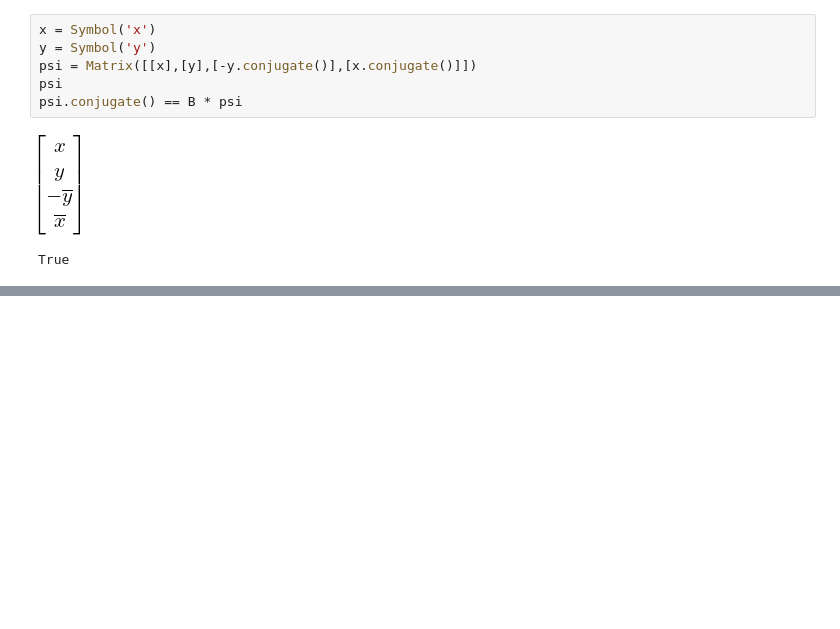
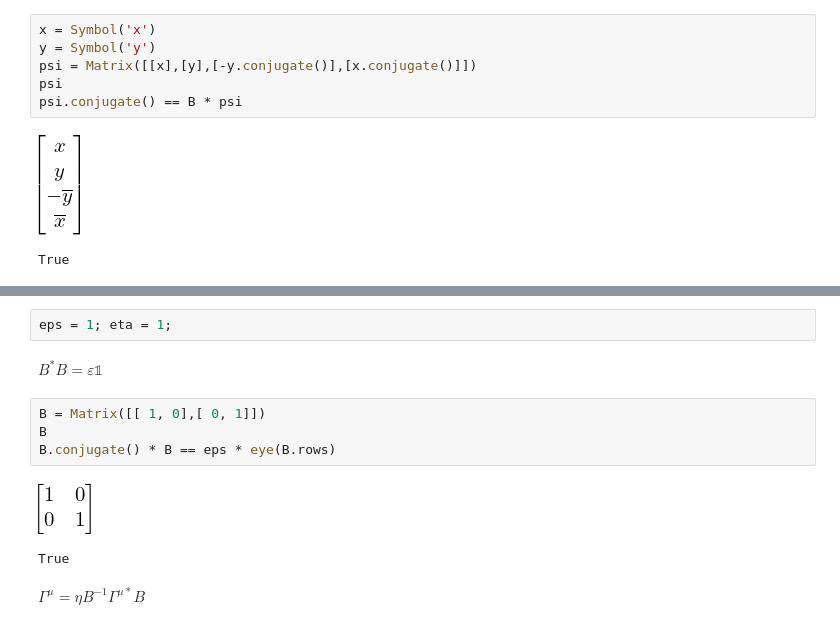
Before and after one commit to lucacassia/clifford, a Jupyter notebook: clifford.ipynb, the cells around one changed output, grey strips where cells are left out. Drawn from its saved outputs; the diff is of its cells as text; blank space fills up the shorter version.

```diff
--- a/clifford.ipynb
+++ b/clifford.ipynb
@@ -251,0 +332,13 @@ True
+# %%
+eps = 1; eta = 1;
+# %% [markdown]
+$B^*B = \varepsilon\mathbb{1}$
+# %%
+B = Matrix([[ 1, 0],[ 0, 1]])
+B
+B.conjugate() * B == eps * eye(B.rows)
+# %% [output]
+[figure, added]
+True
+# %% [markdown]
+$\Gamma^\mu = \eta B^{-1} \Gamma^{\mu*} B$
```
Also changed, not shown: parts of 28 cells of this notebook, 1 other file.
